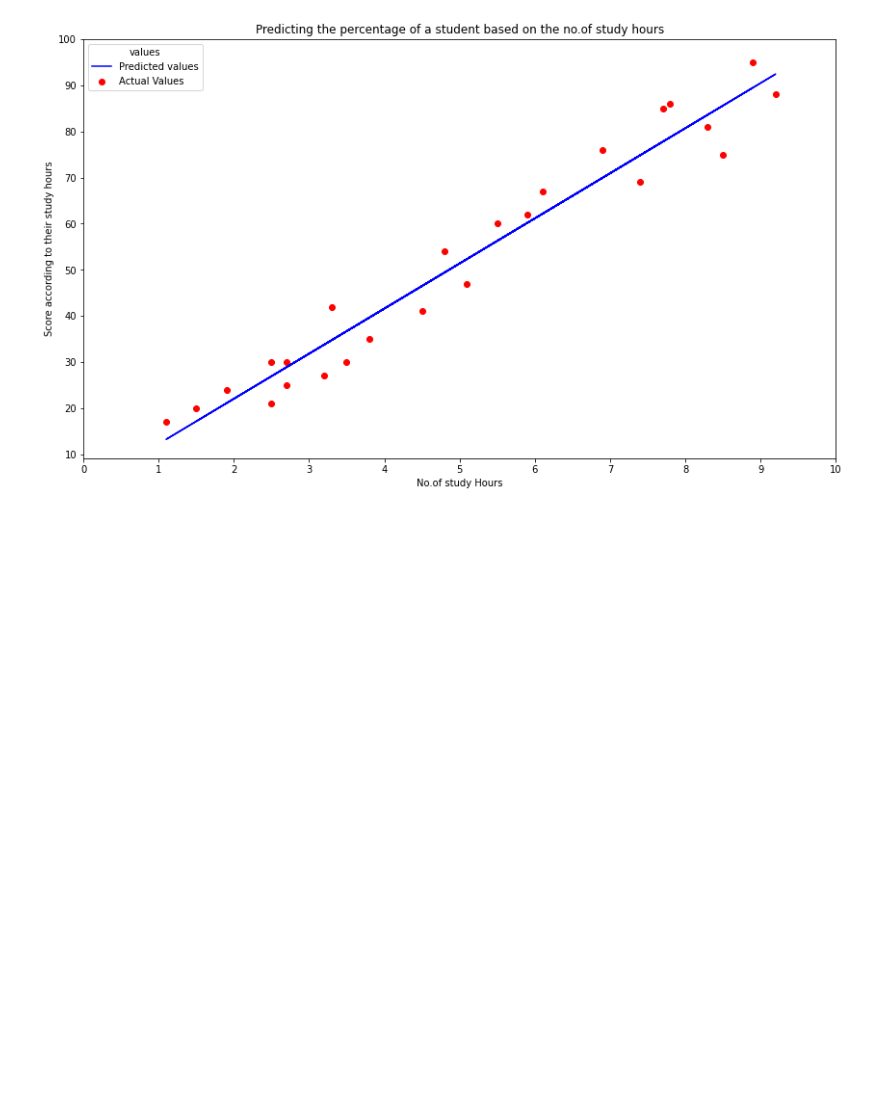
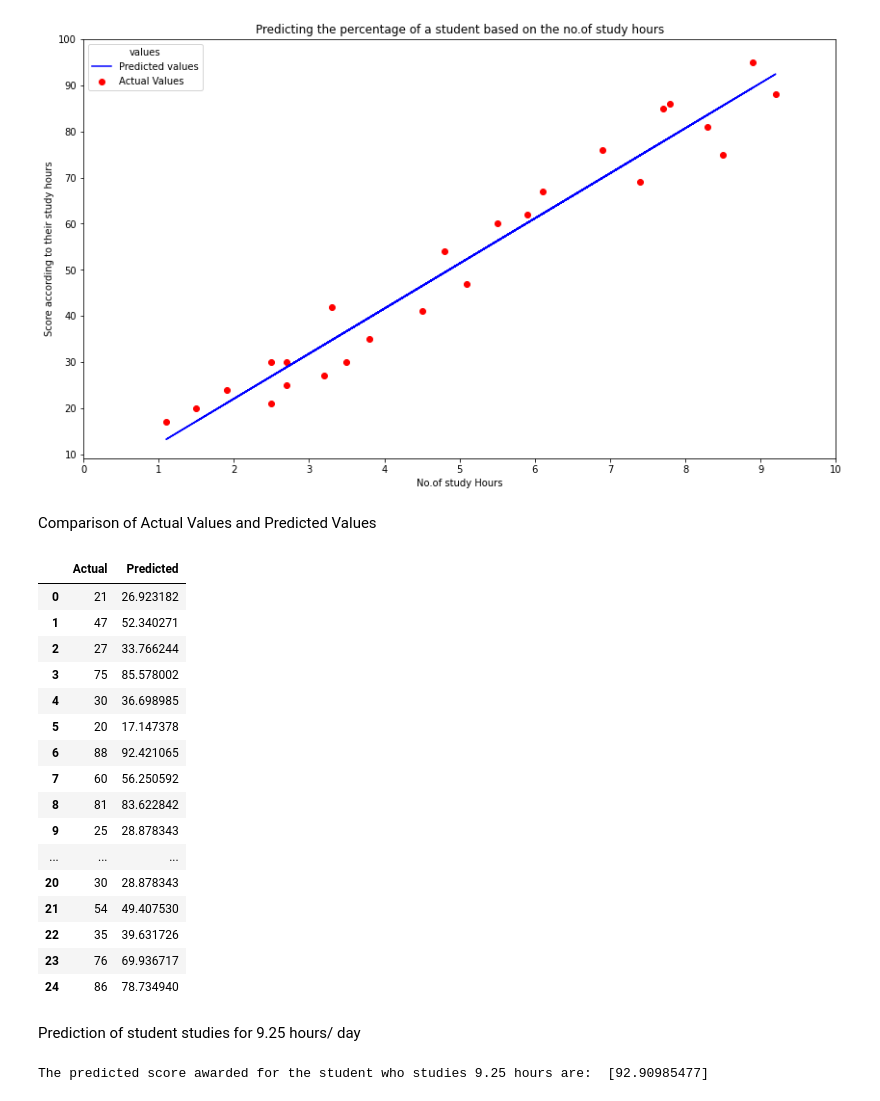
Before and after one commit to anilchandu809/Project, a Jupyter notebook: Prediction_using_supervised_ML.ipynb, the cells around one changed output. Saved outputs shown, nothing was run; the diff lists cells and outputs as text; code cells hidden in the pictures; blank space fills up the shorter version.

```diff
--- a/Prediction_using_supervised_ML.ipynb
+++ b/Prediction_using_supervised_ML.ipynb
@@ -182,3 +167,33 @@ plt.yticks(np.arange(10,110,10))
 plt.show()
 # %% [output]
 [figure]
+# %% [markdown]
+Comparison of Actual Values and Predicted Values
+# %%
+df = pd.DataFrame({'Actual':y, 'Predicted':y_pred})
+df
+# %% [output]
+|  | Actual | Predicted |
+| 0 | 21 | 26.923182 |
+| 1 | 47 | 52.340271 |
+| 2 | 27 | 33.766244 |
+| 3 | 75 | 85.578002 |
+| 4 | 30 | 36.698985 |
+| 5 | 20 | 17.147378 |
+| 6 | 88 | 92.421065 |
+| 7 | 60 | 56.250592 |
+| 8 | 81 | 83.622842 |
+| 9 | 25 | 28.878343 |
+| ... | ... | ... |
+| 20 | 30 | 28.878343 |
+| 21 | 54 | 49.407530 |
+| 22 | 35 | 39.631726 |
+| 23 | 76 | 69.936717 |
+| 24 | 86 | 78.734940 |
+# %% [markdown]
+Prediction of student studies for 9.25 hours/ day
+# %%
+pred_value = model.predict([[9.25]])
+print('The predicted score awarded for the student who studies 9.25 hours are: ', pred_value)
+# %% [output]
+The predicted score awarded for the student who studies 9.25 hours are:  [92.90985477]
```
Also changed, not shown: parts of 9 cells of this notebook.
